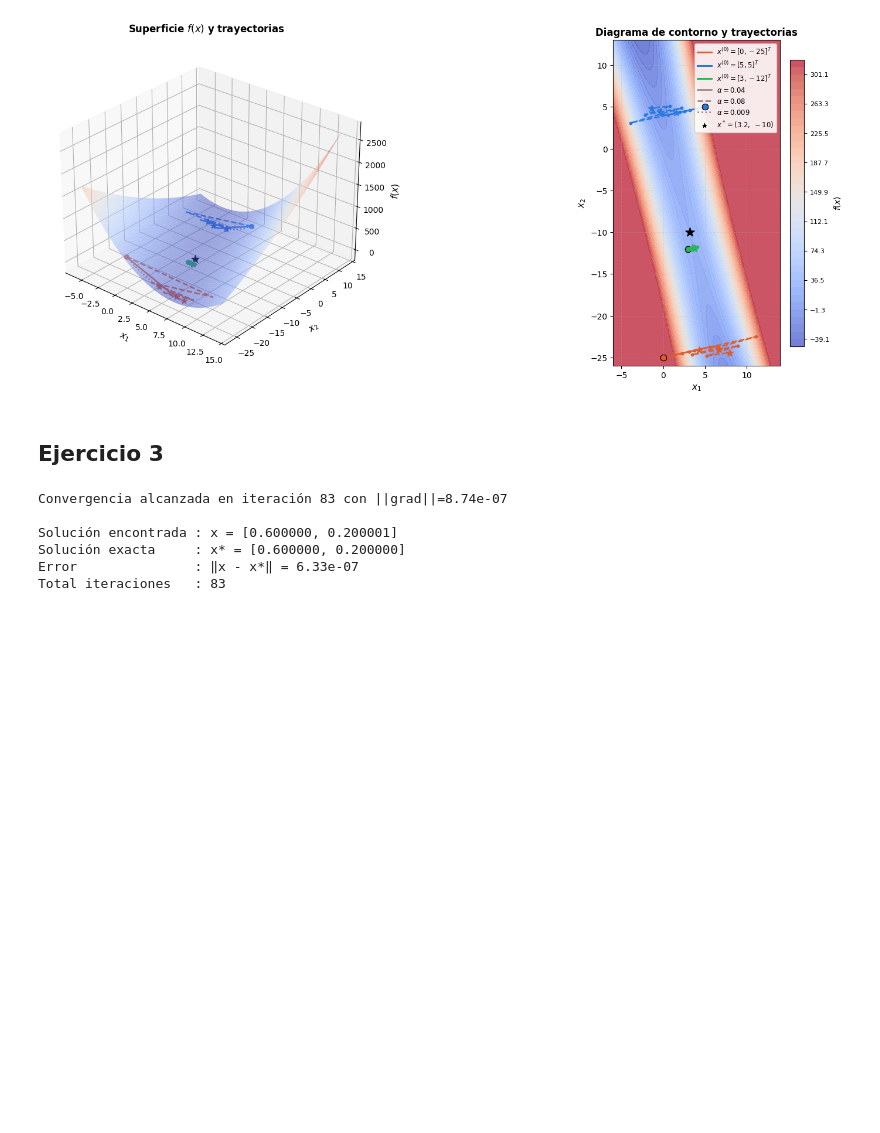
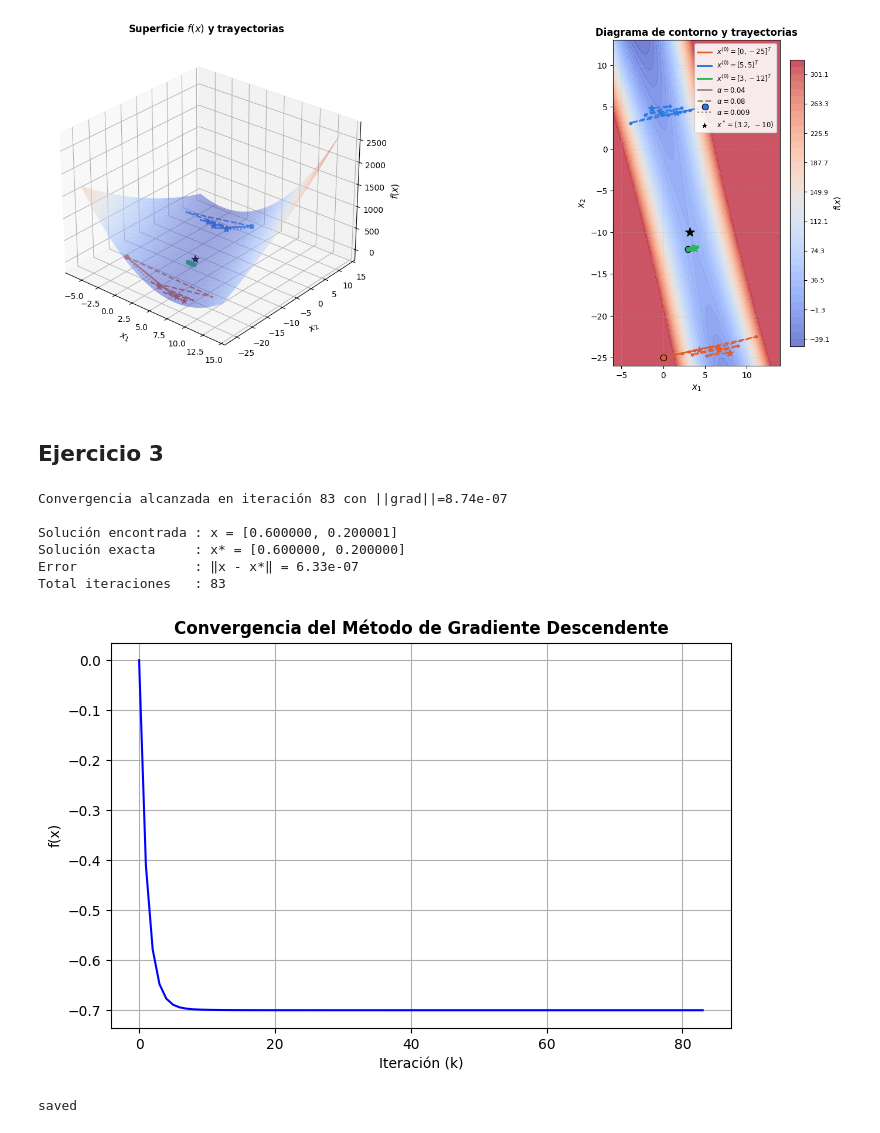
Before and after one commit to CarlitosssT/Tareas-Opti, a Jupyter notebook: Tarea 4/Tarea 4.ipynb, the cells around one changed output. Drawn from its saved outputs; the diff is of its cells as text; code cells hidden in the pictures; blank space fills up the shorter version.

```diff
--- a/Tarea 4/Tarea 4.ipynb
+++ b/Tarea 4/Tarea 4.ipynb
@@ -163,3 +163,18 @@ Solución encontrada : x = [0.600000, 0.200001]
 Solución exacta     : x* = [0.600000, 0.200000]
 Error               : ‖x - x*‖ = 6.33e-07
 Total iteraciones   : 83
+# %%
+#Grafica de convergencia
+plt.figure(figsize=(8, 5))
+plt.plot([h["k"] for h in history], [h["f(x)"] for h in history], linestyle='-', color='blue')
+plt.title("Convergencia del Método de Gradiente Descendente", fontsize=12, fontweight='bold')
+plt.xlabel("Iteración (k)", fontsize=10)
+plt.ylabel("f(x)", fontsize=10)
+plt.grid(True)
+plt.savefig('./convergencia_gradient.png', dpi=150,
+            bbox_inches='tight', facecolor='white')
+plt.show()
+print("saved")
+# %% [output]
+[figure, added]
+saved
```
Also changed, not shown: 1 other file.
